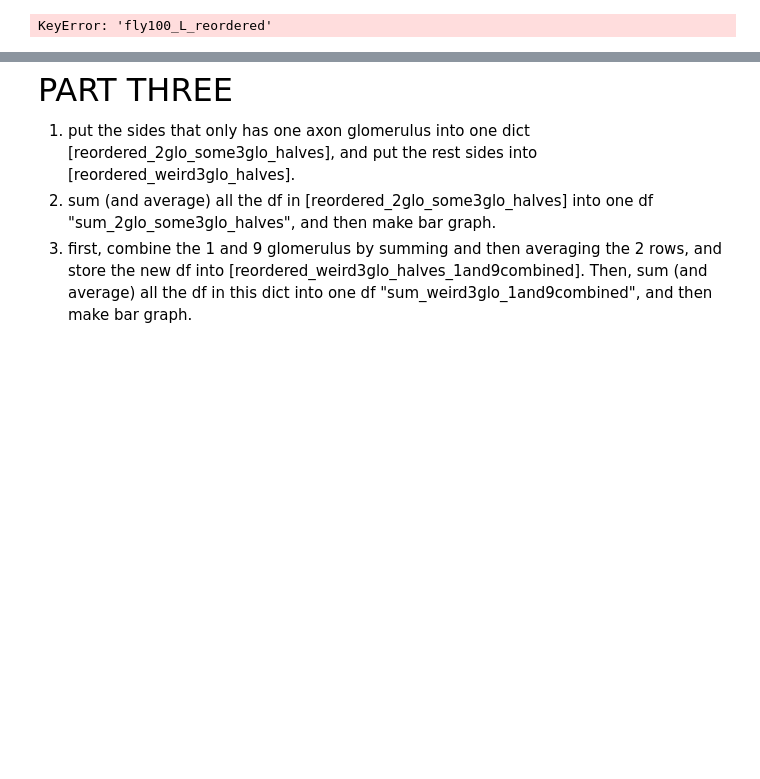
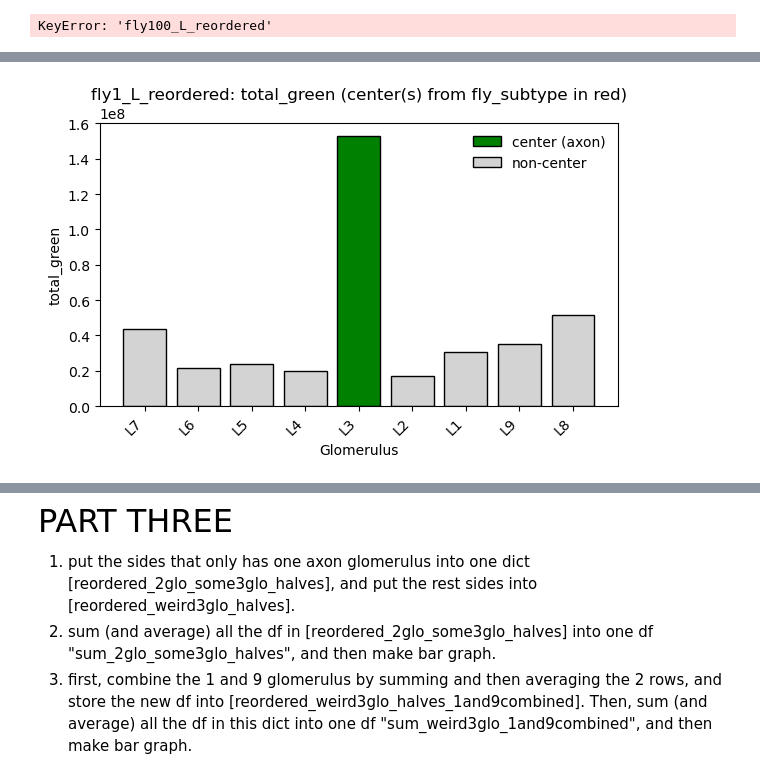
Before and after one commit to sansachenlelele/connectome_analysis_fisherlab, a Jupyter notebook: analysis_trend-25summer.ipynb, the cells around one changed output, grey strips where cells are left out. Cells and saved outputs as stored; diff of their text form; code cells hidden in the pictures; blank space fills up the shorter version.

```diff
--- a/analysis_trend-25summer.ipynb
+++ b/analysis_trend-25summer.ipynb
@@ -391,0 +394,92 @@ for name, df in reordered_halves_all.items():
+# %%
+# make the histograms of all halves
+# this cell makes each plot have ITS OWN y axis range.
+
+# -----------------------
+# Helpers / lookups
+# -----------------------
+def _is_present(x) -> bool:
+    return isinstance(x, str) and x.strip() and x.strip().lower() != "none"
+
+# Canonicalize labels like "PB(L3)" or " l3 " -> "L3"
+def canon(s: object) -> str:
+    s = str(s).strip().upper()
+    m = re.search(r'[LR]\d+', s)
+    return m.group(0) if m else s
+
+# Ensure part3 exists (so code works for both 2- and 3-glo)
+if "part3" not in fly_subtype.columns:
+    fly_subtype = fly_subtype.assign(part3=np.nan)
+
+# Fast lookup: {"fly1": {"part1": "...", "part2": "...", "part3": "..."}}
+parts_lookup = fly_subtype.set_index("fly")[["part1", "part2", "part3"]].to_dict("index")
+
+# -----------------------
+# The missing function
+# -----------------------
+def get_centers_for_table(table_name: str) -> list[str]:
+    """
+    Return the list of center labels (e.g., ["L3"] or ["L1","L9"]) for a table name in
+    `reordered_halves_all`. Works for both 2-glo and 3-glo based on fly_subtype.
+    Table name format can be 'flyN_L', 'flyN_R', 'flyN_L_reordered', etc.
+    """
+    # Parse "<fly>_<side>" (side is final L/R before any extra suffixes)
+    m = re.match(r'^(.+?)_([LR])(?:_.*)?$', table_name, flags=re.IGNORECASE)
+    if not m:
+        return []
+    fly_base, side = m.group(1), m.group(2).upper()
+
+    row = parts_lookup.get(fly_base)
+    if row is None:
+        return []
+
+    p1, p2, p3 = row.get("part1"), row.get("part2"), row.get("part3")
+    is_3glo = _is_present(p3)
+
+    if not is_3glo:
+        # ----- 2-glo logic -----
+        if side == "L":
+            center = p1 if _is_present(p1) else None
+        else:
+            center = p2 if _is_present(p2) else None
+        return [center] if center else []
+
+    # ----- 3-glo logic -----
+    candidates = [p for p in (p1, p2, p3) if _is_present(p)]
+    centers = [c.strip() for c in candidates if c.strip().upper().startswith(side)]
+    return centers
+
+# -----------------------
+# Plot (each plot can auto-scale its y-axis)
+# -----------------------
+for name, df in reordered_halves_all.items():
+    centers_raw = get_centers_for_table(name)
+    centers_set = {canon(c) for c in centers_raw if c is not None}
+
+    gloms_raw = df["glomerulus"].astype(str).tolist()
+    gloms_can = [canon(g) for g in gloms_raw]
+
+    colors = ["green" if g in centers_set else "lightgray" for g in gloms_can]
+
+    y = pd.to_numeric(df["total_green"], errors="coerce").fillna(0).to_numpy()
+
+    plt.figure(figsize=(6, 4))
+    plt.bar(gloms_raw, y, color=colors, edgecolor="black")
+    plt.title(f"{name}: total_green (center(s) from fly_subtype in red)")
+    plt.xlabel("Glomerulus")
+    plt.ylabel("total_green")
+    plt.xticks(rotation=45, ha="right")
+
+    plt.legend(
+        handles=[
+            Patch(facecolor="green", edgecolor="black", label="center (axon)"),
+            Patch(facecolor="lightgray", edgecolor="black", label="non-center"),
+        ],
+        loc="upper right",
+        frameon=False,
+    )
+
+    plt.tight_layout()
+    plt.show()
+# %% [output]
+[figure, added]
```
Also changed, not shown: parts of 16 cells of this notebook, 2 other files.
